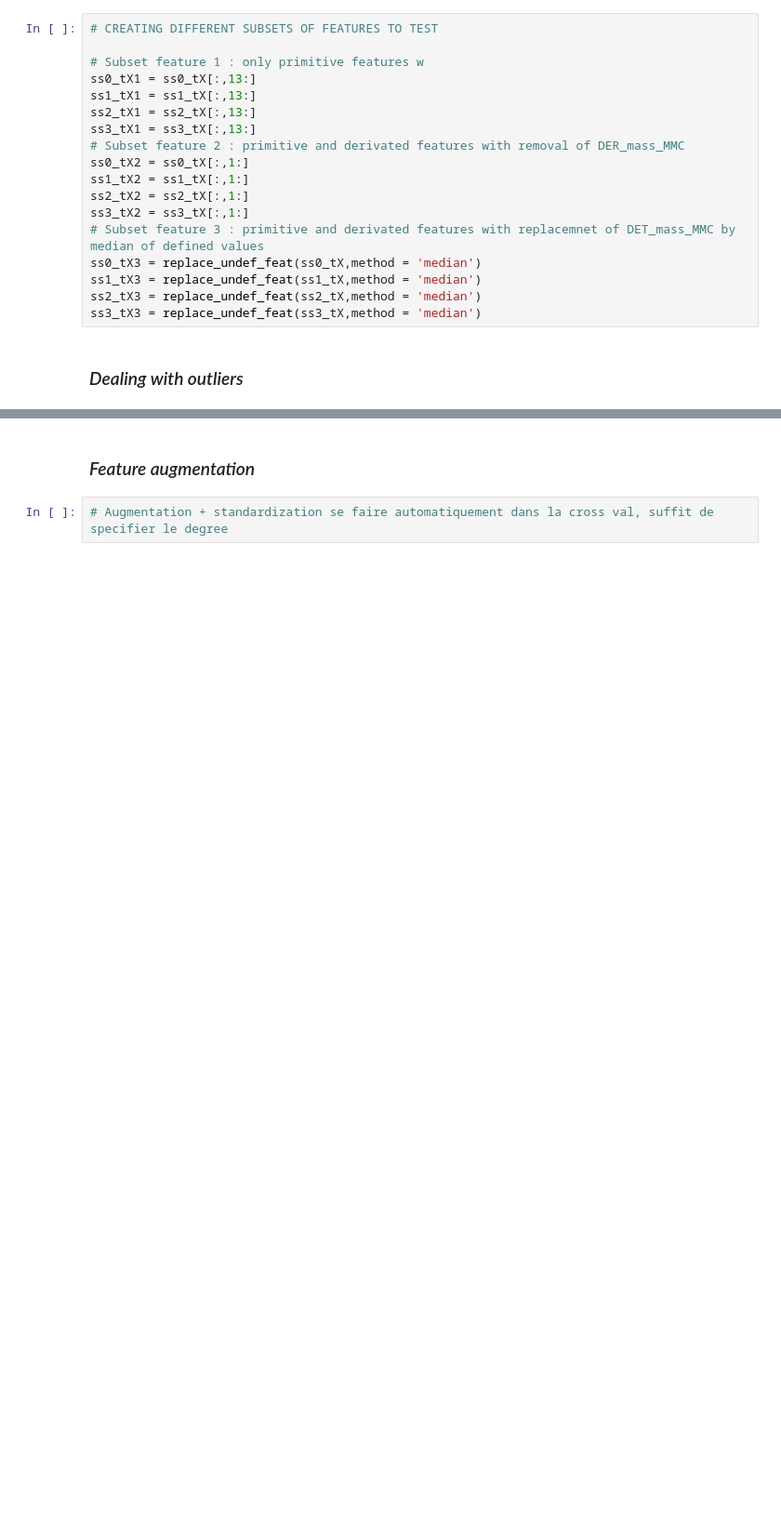
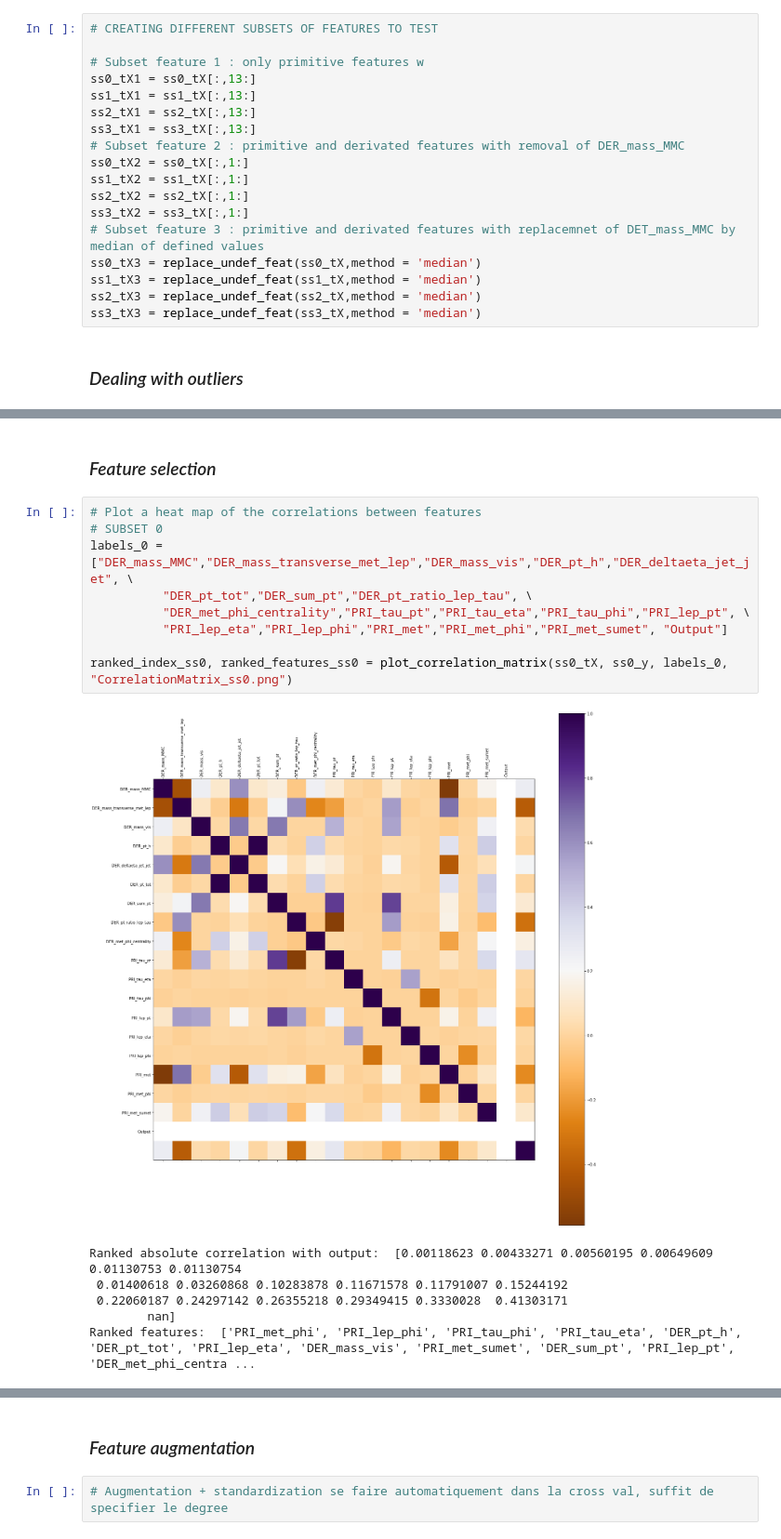
Before and after one commit to alicebizeul/MLProject1, a Jupyter notebook: scripts/project1.ipynb, the cells around one changed output, grey strips where cells are left out. Shown at 93% size. Saved outputs shown, nothing was run; the diff lists cells and outputs as text; blank space fills up the shorter version.

Commit message:
Correlation matrices for feature selection

```diff
--- a/scripts/project1.ipynb
+++ b/scripts/project1.ipynb
@@ -216,0 +245,18 @@ print (tX_explore.shape, tX_explore_outliers.shape)
+# %% [markdown]
+### *Feature selection* ###
+# %%
+# Plot a heat map of the correlations between features
+# SUBSET 0
+labels_0 = ["DER_mass_MMC","DER_mass_transverse_met_lep","DER_mass_vis","DER_pt_h","DER_deltaeta_jet_jet", \
+          "DER_pt_tot","DER_sum_pt","DER_pt_ratio_lep_tau", \
+          "DER_met_phi_centrality","PRI_tau_pt","PRI_tau_eta","PRI_tau_phi","PRI_lep_pt", \
+          "PRI_lep_eta","PRI_lep_phi","PRI_met","PRI_met_phi","PRI_met_sumet", "Output"]
+
+ranked_index_ss0, ranked_features_ss0 = plot_correlation_matrix(ss0_tX, ss0_y, labels_0, "CorrelationMatrix_ss0.png")
+# %% [output]
+[figure, added]
+Ranked absolute correlation with output:  [0.00118623 0.00433271 0.00560195 0.00649609 0.01130753 0.01130754
+ 0.01400618 0.03260868 0.10283878 0.11671578 0.11791007 0.15244192
+ 0.22060187 0.24297142 0.26355218 0.29349415 0.3330028  0.41303171
+        nan]
+Ranked features:  ['PRI_met_phi', 'PRI_lep_phi', 'PRI_tau_phi', 'PRI_tau_eta', 'DER_pt_h', 'DER_pt_tot', 'PRI_lep_eta', 'DER_mass_vis', 'PRI_met_sumet', 'DER_sum_pt', 'PRI_lep_pt', 'DER_met_phi_centra ...
```
Also changed, not shown: parts of 8 cells of this notebook, 1 other file.
